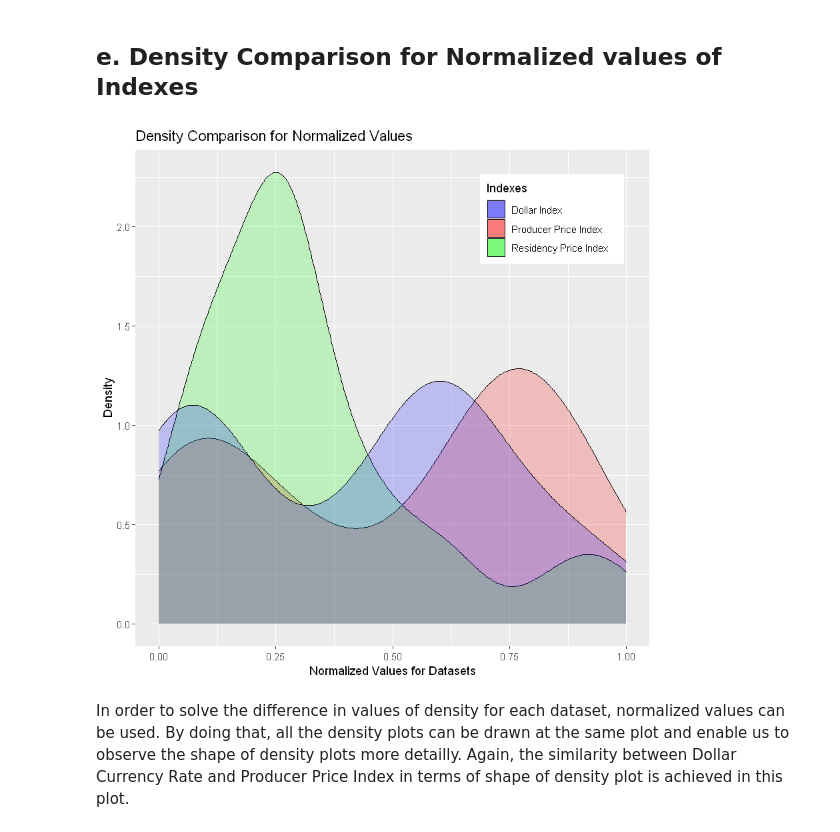
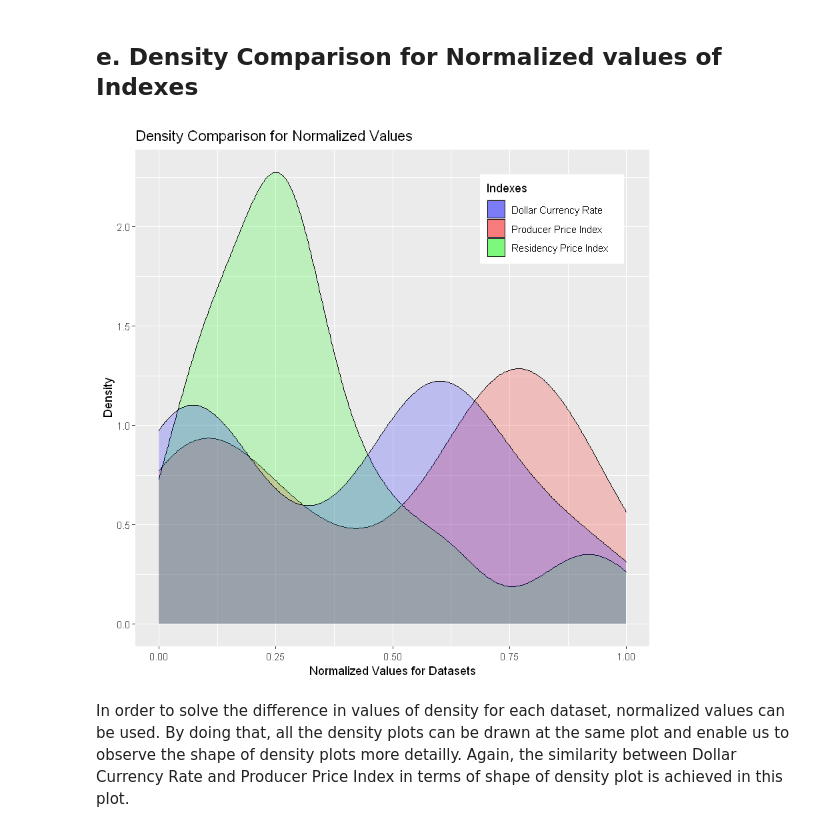
Before and after one commit to BU-IE-360/fall20-mbahadir, a Jupyter notebook: Homework2/Homework2.ipynb, the cells around one changed output. Cells and saved outputs as stored; diff of their text form; code cells hidden in the pictures.

```diff
--- a/Homework2/Homework2.ipynb
+++ b/Homework2/Homework2.ipynb
@@ -151,18 +169,18 @@ One of the other possible visualization techniques for analyzing data is the den
 # %%
 ggplot() +
   geom_density(aes(producer_price_index_index_normalized , fill = "Producer Price Index"), alpha = .2, data = df_ts) +
   geom_density(aes(prop_price_index_normalized  , fill = "Residency Price Index"), , alpha = .2, data = df_ts) +
   geom_density(aes(dollar_rate_normalized  , fill = "Dollar Currency Rate"), , alpha = .2, data = df_ts) +
-  scale_fill_manual(name = "Indexes", values = c("Producer Price Index" = "red", "Residency Price Index" = "green", "Dollar Index"="blue"))+
+  scale_fill_manual(name = "Indexes", values = c("Producer Price Index" = "red", "Residency Price Index" = "green", "Dollar Currency Rate"="blue"))+
   labs(title = "Density Comparison for Normalized Values", x="Normalized Values for Datasets", y="Density")+
     theme(
     legend.position = c(.95, .95),
     legend.justification = c("right", "top"),
     legend.box.just = "right",
     legend.margin = margin(6, 6, 6, 6)
-    )#+ scale_fill_discrete(breaks=c("Dollar Index","Residency Price Index","Producer Price Index"))
+    )
 # %% [output]
-[figure, old version]
+[figure, new version]
 # %% [markdown]
 In order to solve the difference in values of density for each dataset, normalized values can be used. By doing that, all the density plots can be drawn at the same plot and enable us to observe the shape of density plots more detailly. Again, the similarity between Dollar Currency Rate and Producer Price Index in terms of shape of density plot is achieved in this plot.
 # %% [markdown]
```
Also changed, not shown: parts of 7 cells of this notebook, 2 other files.
